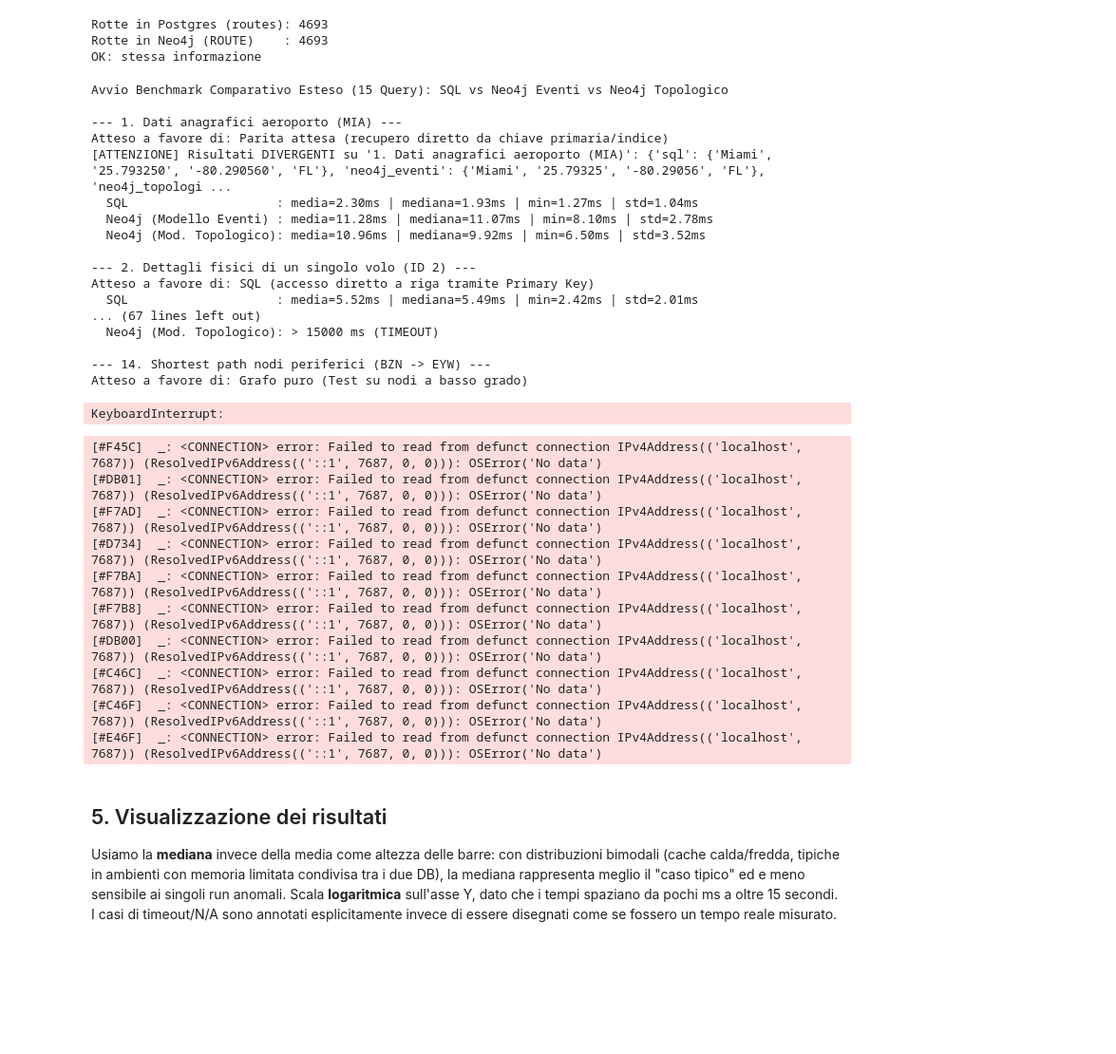
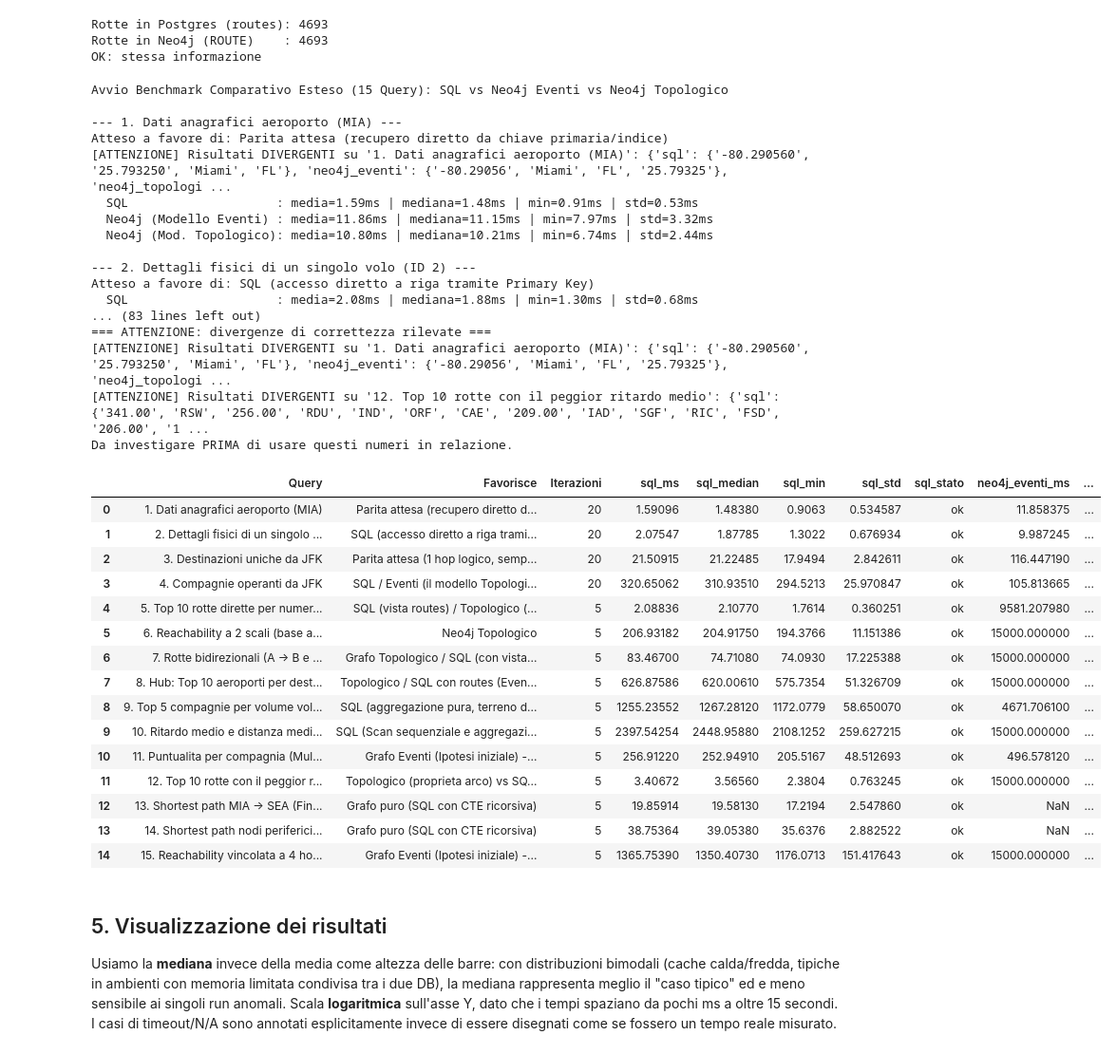
Before and after one commit to matteorisolo/flight-db-benchmark, a Jupyter notebook: notebooks/benchmarks_v4.ipynb, the cells around one changed output. Shown at 95% size. Cells and saved outputs as stored; diff of their text form; code cells hidden in the pictures; blank space fills up the shorter version.

```diff
--- a/notebooks/benchmarks_v4.ipynb
+++ b/notebooks/benchmarks_v4.ipynb
@@ -482,7 +482,7 @@ correctness_warnings = []
 # Aggiorniamo la lista delle query "lunghe" per la nuova suite a 15 query
 QUERY_LUNGHE = {
     "5. Top 10 rotte dirette per numero di voli",
-    "6. Reachability a 2 scali (giorno singolo, MIA)",
+    "6. Reachability a 2 scali (base annua)",
     "7. Rotte bidirezionali (A -> B e B -> A)",
     "8. Hub: Top 10 aeroporti per destinazioni distinte (2 salti)",
     "9. Top 5 compagnie per volume voli totale",
@@ -564,54 +564,59 @@ for name, q in queries.items():
             return "N/A"
         if stato == "error":
             return "ERRORE (vedi log)"
         if stato == "timeout":
             return f"> {TIMEOUT_MS} ms (TIMEOUT)"
         return (f"media={row[f'{eng}_ms']:.2f}ms | mediana={row[f'{eng}_median']:.2f}ms | "
                 f"min={row[f'{eng}_min']:.2f}ms | std={row[f'{eng}_std']:.2f}ms")
 
     print(f"  SQL                    : {fmt('sql')}")
     print(f"  Neo4j (Modello Eventi) : {fmt('neo4j_eventi')}")
     print(f"  Neo4j (Mod. Topologico): {fmt('neo4j_topologico')}\n")
 
 if correctness_warnings:
     print("\n=== ATTENZIONE: divergenze di correttezza rilevate ===")
     for w in correctness_warnings:
         print(w)
     print("Da investigare PRIMA di usare questi numeri in relazione.\n")
 else:
     print("Nessuna divergenza di correttezza rilevata sulle query verificabili.\n")
 
 df_results = pd.DataFrame(summary_rows)
 display(df_results)
 # %% [output]
 Avvio Benchmark Comparativo Esteso (15 Query): SQL vs Neo4j Eventi vs Neo4j Topologico
 
 --- 1. Dati anagrafici aeroporto (MIA) ---
 Atteso a favore di: Parita attesa (recupero diretto da chiave primaria/indice)
-[ATTENZIONE] Risultati DIVERGENTI su '1. Dati anagrafici aeroporto (MIA)': {'sql': {'Miami', '25.793250', '-80.290560', 'FL'}, 'neo4j_eventi': {'Miami', '25.79325', '-80.29056', 'FL'}, 'neo4j_topologi ...
-  SQL                    : media=2.30ms | mediana=1.93ms | min=1.27ms | std=1.04ms
-  Neo4j (Modello Eventi) : media=11.28ms | mediana=11.07ms | min=8.10ms | std=2.78ms
-  Neo4j (Mod. Topologico): media=10.96ms | mediana=9.92ms | min=6.50ms | std=3.52ms
+[ATTENZIONE] Risultati DIVERGENTI su '1. Dati anagrafici aeroporto (MIA)': {'sql': {'-80.290560', '25.793250', 'Miami', 'FL'}, 'neo4j_eventi': {'-80.29056', 'Miami', 'FL', '25.79325'}, 'neo4j_topologi ...
+  SQL                    : media=1.59ms | mediana=1.48ms | min=0.91ms | std=0.53ms
+  Neo4j (Modello Eventi) : media=11.86ms | mediana=11.15ms | min=7.97ms | std=3.32ms
+  Neo4j (Mod. Topologico): media=10.80ms | mediana=10.21ms | min=6.74ms | std=2.44ms
 
 --- 2. Dettagli fisici di un singolo volo (ID 2) ---
 Atteso a favore di: SQL (accesso diretto a riga tramite Primary Key)
-  SQL                    : media=5.52ms | mediana=5.49ms | min=2.42ms | std=2.01ms
-... (67 lines left out)
-  Neo4j (Mod. Topologico): > 15000 ms (TIMEOUT)
-
---- 14. Shortest path nodi periferici (BZN -> EYW) ---
-Atteso a favore di: Grafo puro (Test su nodi a basso grado)
+  SQL                    : media=2.08ms | mediana=1.88ms | min=1.30ms | std=0.68ms
+... (83 lines left out)
+=== ATTENZIONE: divergenze di correttezza rilevate ===
+[ATTENZIONE] Risultati DIVERGENTI su '1. Dati anagrafici aeroporto (MIA)': {'sql': {'-80.290560', '25.793250', 'Miami', 'FL'}, 'neo4j_eventi': {'-80.29056', 'Miami', 'FL', '25.79325'}, 'neo4j_topologi ...
+[ATTENZIONE] Risultati DIVERGENTI su '12. Top 10 rotte con il peggior ritardo medio': {'sql': {'341.00', 'RSW', '256.00', 'RDU', 'IND', 'ORF', 'CAE', '209.00', 'IAD', 'SGF', 'RIC', 'FSD', '206.00', '1 ...
+Da investigare PRIMA di usare questi numeri in relazione.
-KeyboardInterrupt:
-[#F45C]  _: <CONNECTION> error: Failed to read from defunct connection IPv4Address(('localhost', 7687)) (ResolvedIPv6Address(('::1', 7687, 0, 0))): OSError('No data')
-[#DB01]  _: <CONNECTION> error: Failed to read from defunct connection IPv4Address(('localhost', 7687)) (ResolvedIPv6Address(('::1', 7687, 0, 0))): OSError('No data')
-[#F7AD]  _: <CONNECTION> error: Failed to read from defunct connection IPv4Address(('localhost', 7687)) (ResolvedIPv6Address(('::1', 7687, 0, 0))): OSError('No data')
-[#D734]  _: <CONNECTION> error: Failed to read from defunct connection IPv4Address(('localhost', 7687)) (ResolvedIPv6Address(('::1', 7687, 0, 0))): OSError('No data')
-[#F7BA]  _: <CONNECTION> error: Failed to read from defunct connection IPv4Address(('localhost', 7687)) (ResolvedIPv6Address(('::1', 7687, 0, 0))): OSError('No data')
-[#F7B8]  _: <CONNECTION> error: Failed to read from defunct connection IPv4Address(('localhost', 7687)) (ResolvedIPv6Address(('::1', 7687, 0, 0))): OSError('No data')
-[#DB00]  _: <CONNECTION> error: Failed to read from defunct connection IPv4Address(('localhost', 7687)) (ResolvedIPv6Address(('::1', 7687, 0, 0))): OSError('No data')
-[#C46C]  _: <CONNECTION> error: Failed to read from defunct connection IPv4Address(('localhost', 7687)) (ResolvedIPv6Address(('::1', 7687, 0, 0))): OSError('No data')
-[#C46F]  _: <CONNECTION> error: Failed to read from defunct connection IPv4Address(('localhost', 7687)) (ResolvedIPv6Address(('::1', 7687, 0, 0))): OSError('No data')
-[#E46F]  _: <CONNECTION> error: Failed to read from defunct connection IPv4Address(('localhost', 7687)) (ResolvedIPv6Address(('::1', 7687, 0, 0))): OSError('No data')
+|  | Query | Favorisce | Iterazioni | sql_ms | sql_median | sql_min | sql_std | sql_stato | neo4j_eventi_ms | ... |
+| 0 | 1. Dati anagrafici aeroporto (MIA) | Parita attesa (recupero diretto d... | 20 | 1.59096 | 1.48380 | 0.9063 | 0.534587 | ok | 11.858375 | ... |
+| 1 | 2. Dettagli fisici di un singolo ... | SQL (accesso diretto a riga trami... | 20 | 2.07547 | 1.87785 | 1.3022 | 0.676934 | ok | 9.987245 | ... |
+| 2 | 3. Destinazioni uniche da JFK | Parita attesa (1 hop logico, semp... | 20 | 21.50915 | 21.22485 | 17.9494 | 2.842611 | ok | 116.447190 | ... |
+| 3 | 4. Compagnie operanti da JFK | SQL / Eventi (il modello Topologi... | 20 | 320.65062 | 310.93510 | 294.5213 | 25.970847 | ok | 105.813665 | ... |
+| 4 | 5. Top 10 rotte dirette per numer... | SQL (vista routes) / Topologico (... | 5 | 2.08836 | 2.10770 | 1.7614 | 0.360251 | ok | 9581.207980 | ... |
+| 5 | 6. Reachability a 2 scali (base a... | Neo4j Topologico | 5 | 206.93182 | 204.91750 | 194.3766 | 11.151386 | ok | 15000.000000 | ... |
+| 6 | 7. Rotte bidirezionali (A -> B e ... | Grafo Topologico / SQL (con vista... | 5 | 83.46700 | 74.71080 | 74.0930 | 17.225388 | ok | 15000.000000 | ... |
+| 7 | 8. Hub: Top 10 aeroporti per dest... | Topologico / SQL con routes (Even... | 5 | 626.87586 | 620.00610 | 575.7354 | 51.326709 | ok | 15000.000000 | ... |
+| 8 | 9. Top 5 compagnie per volume vol... | SQL (aggregazione pura, terreno d... | 5 | 1255.23552 | 1267.28120 | 1172.0779 | 58.650070 | ok | 4671.706100 | ... |
+| 9 | 10. Ritardo medio e distanza medi... | SQL (Scan sequenziale e aggregazi... | 5 | 2397.54254 | 2448.95880 | 2108.1252 | 259.627215 | ok | 15000.000000 | ... |
+| 10 | 11. Puntualita per compagnia (Mul... | Grafo Eventi (Ipotesi iniziale) -... | 5 | 256.91220 | 252.94910 | 205.5167 | 48.512693 | ok | 496.578120 | ... |
+| 11 | 12. Top 10 rotte con il peggior r... | Topologico (proprieta arco) vs SQ... | 5 | 3.40672 | 3.56560 | 2.3804 | 0.763245 | ok | 15000.000000 | ... |
+| 12 | 13. Shortest path MIA -> SEA (Fin... | Grafo puro (SQL con CTE ricorsiva) | 5 | 19.85914 | 19.58130 | 17.2194 | 2.547860 | ok | NaN | ... |
+| 13 | 14. Shortest path nodi periferici... | Grafo puro (SQL con CTE ricorsiva) | 5 | 38.75364 | 39.05380 | 35.6376 | 2.882522 | ok | NaN | ... |
+| 14 | 15. Reachability vincolata a 4 ho... | Grafo Eventi (Ipotesi iniziale) -... | 5 | 1365.75390 | 1350.40730 | 1176.0713 | 151.417643 | ok | 15000.000000 | ... |
 # %% [markdown]
 ## 5. Visualizzazione dei risultati
 
```
Also changed, not shown: parts of 10 cells of this notebook, 3 other files.
